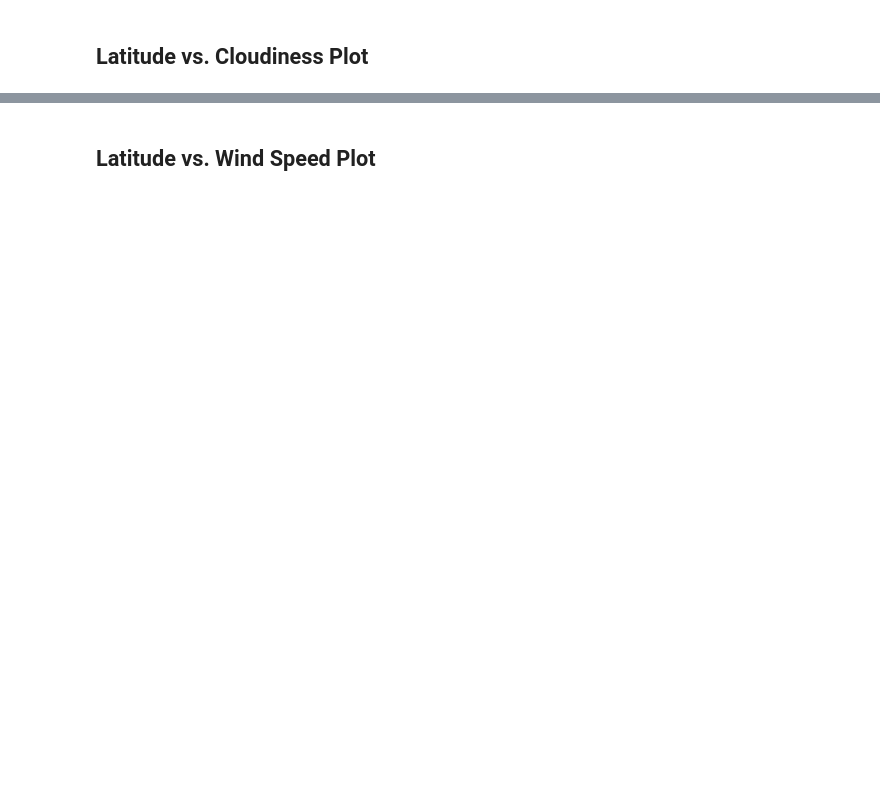
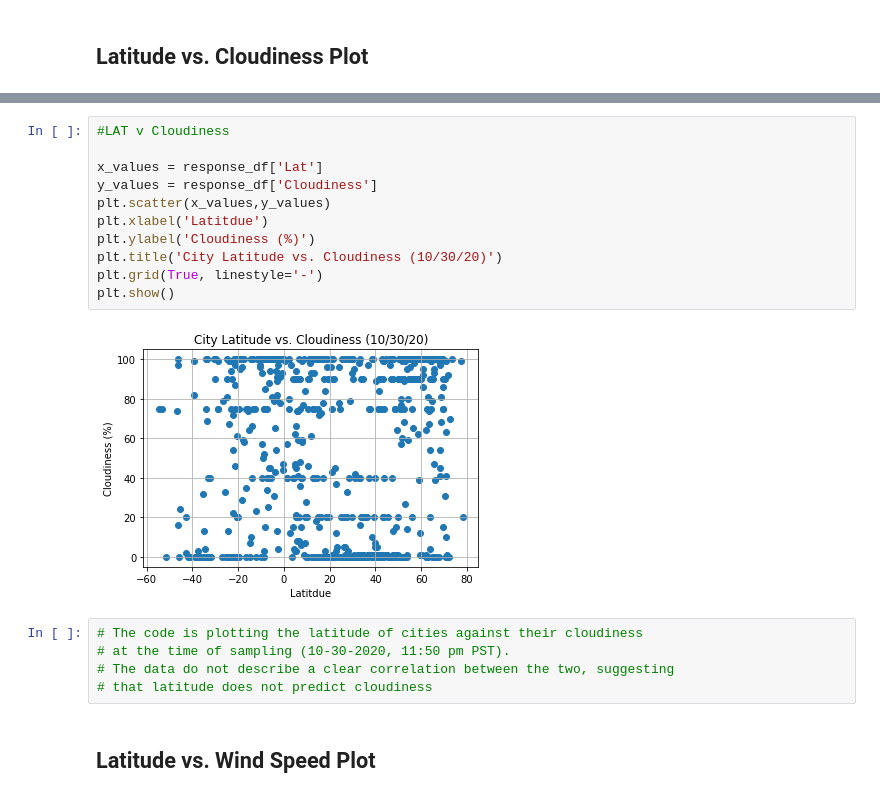
Before and after one commit to abgarberpaul/Weather-API, a Jupyter notebook: WeatherPy.ipynb, the cells around one changed output, grey strips where cells are left out. Cells and saved outputs as stored; diff of their text form; blank space fills up the shorter version.

```diff
--- a/WeatherPy.ipynb
+++ b/WeatherPy.ipynb
@@ -195,2 +282,20 @@ Int64Index([], dtype='int64')
+# %%
+#LAT v Cloudiness
+
+x_values = response_df['Lat']
+y_values = response_df['Cloudiness']
+plt.scatter(x_values,y_values)
+plt.xlabel('Latitdue')
+plt.ylabel('Cloudiness (%)')
+plt.title('City Latitude vs. Cloudiness (10/30/20)')
+plt.grid(True, linestyle='-')
+plt.show()
+# %% [output]
+[figure, added]
+# %%
+# The code is plotting the latitude of cities against their cloudiness
+# at the time of sampling (10-30-2020, 11:50 pm PST).
+# The data do not describe a clear correlation between the two, suggesting
+# that latitude does not predict cloudiness
 # %% [markdown]
 ## Latitude vs. Wind Speed Plot
```
Also changed, not shown: parts of 53 cells of this notebook.
